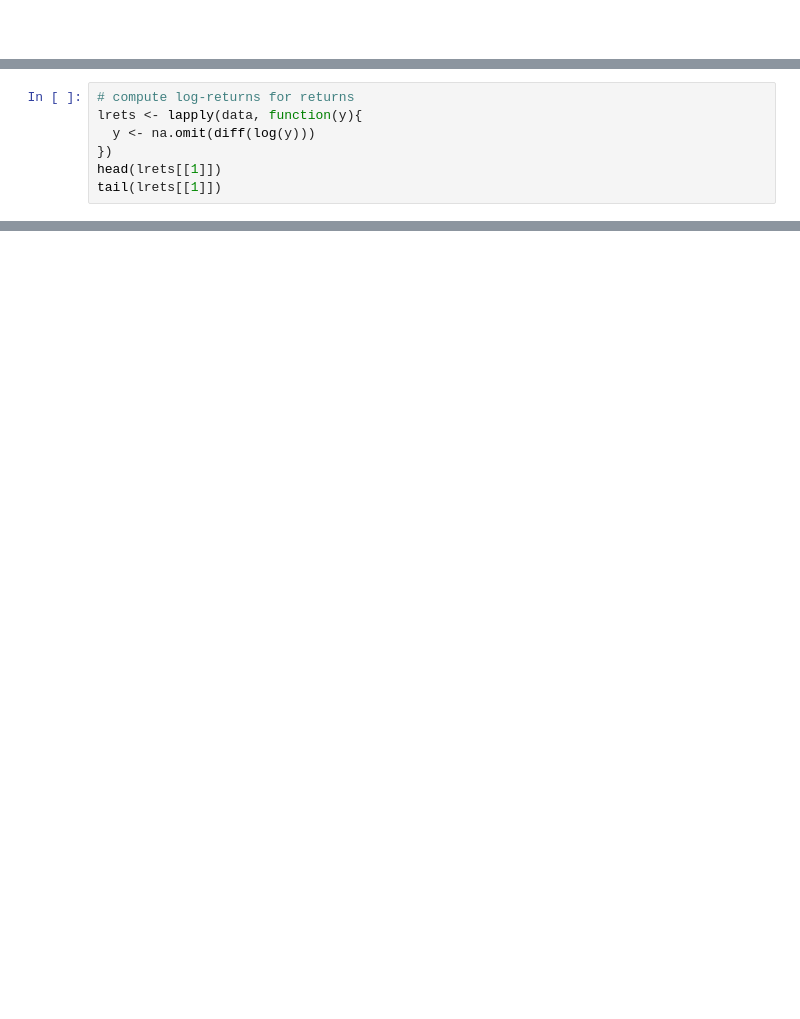
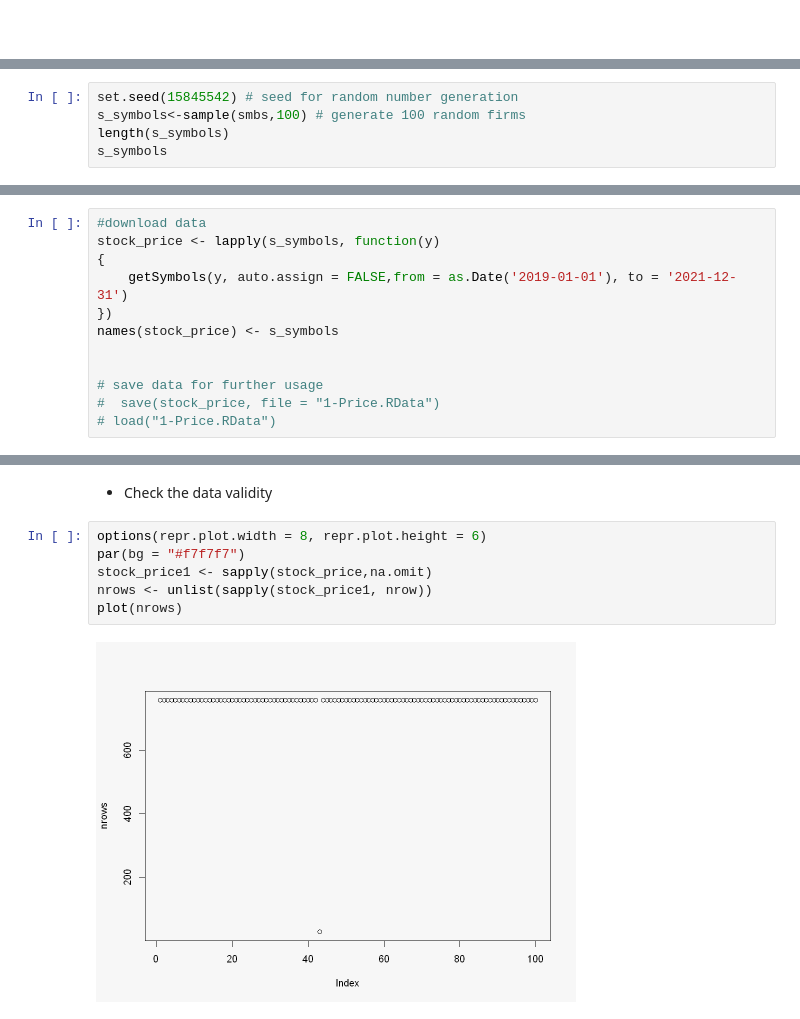
Before and after one commit to 51014941/JEM059-HW-Zhang-and-Qu, a Jupyter notebook: HW2.ipynb, the cells around one changed output, grey strips where cells are left out. Saved outputs shown, nothing was run; the diff lists cells and outputs as text; blank space fills up the shorter version.

```diff
--- a/HW2.ipynb
+++ b/HW2.ipynb
@@ -57,7 +14,0 @@ lapply(data, head)
-# %%
-# compute log-returns for returns
-lrets <- lapply(data, function(y){
-  y <- na.omit(diff(log(y)))
-})
-head(lrets[[1]])
-tail(lrets[[1]])
@@ -65,0 +45,5 @@ tail(lrets[[1]])
+# %%
+set.seed(15845542) # seed for random number generation
+s_symbols<-sample(smbs,100) # generate 100 random firms
+length(s_symbols)
+s_symbols
@@ -65,0 +64,12 @@ tail(lrets[[1]])
+# %%
+#download data
+stock_price <- lapply(s_symbols, function(y)
+{
+    getSymbols(y, auto.assign = FALSE,from = as.Date('2019-01-01'), to = '2021-12-31')
+})
+names(stock_price) <- s_symbols
+
+
+# save data for further usage
+#  save(stock_price, file = "1-Price.RData")
+# load("1-Price.RData")
@@ -65,0 +79,10 @@ tail(lrets[[1]])
+# %% [markdown]
+* Check the data validity
+# %%
+options(repr.plot.width = 8, repr.plot.height = 6)
+par(bg = "#f7f7f7")
+stock_price1 <- sapply(stock_price,na.omit)
+nrows <- unlist(sapply(stock_price1, nrow))
+plot(nrows)
+# %% [output]
+[figure, added]
```
Also changed, not shown: parts of 54 cells of this notebook.
